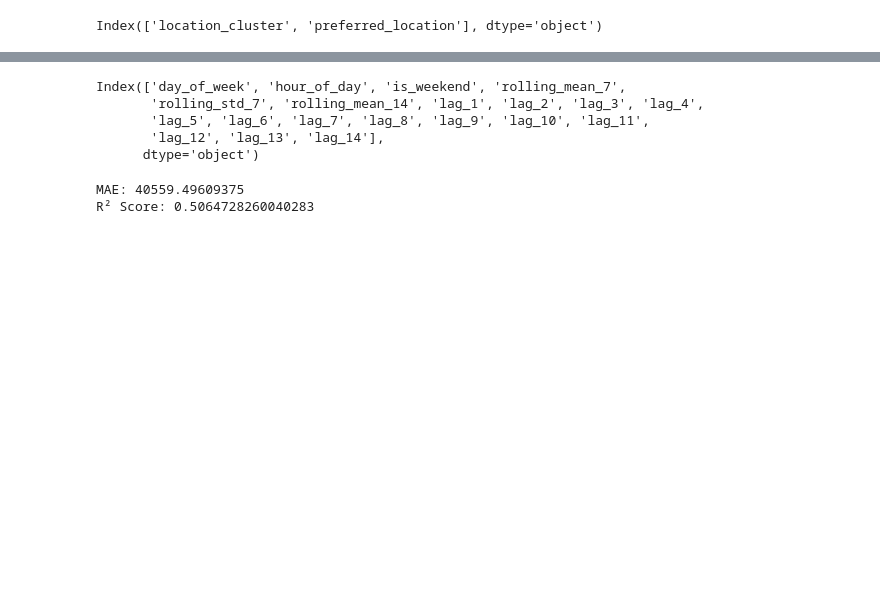
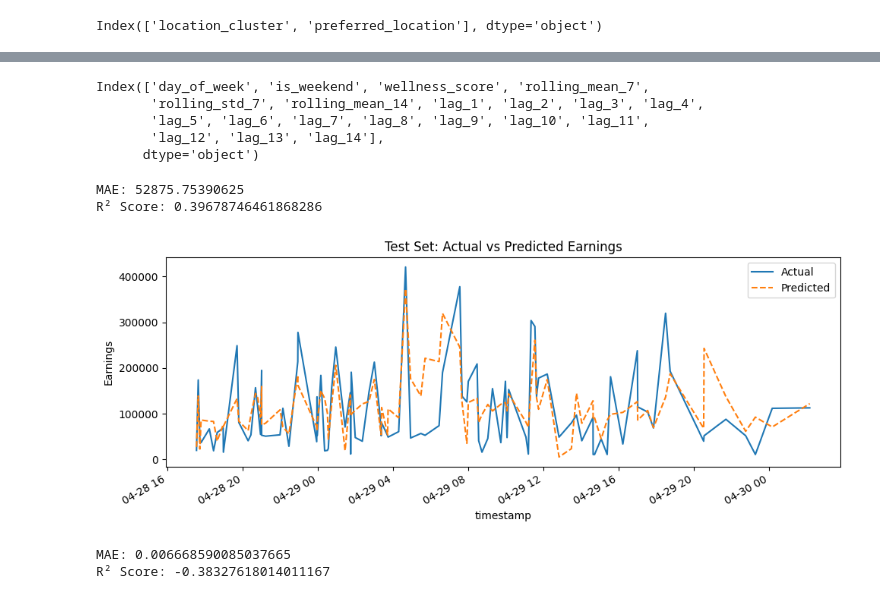
Before and after one commit to Fairleap-AI/fairleap-ai, a Jupyter notebook: model_prototyping/model.ipynb, the cells around one changed output, grey strips where cells are left out. Drawn from its saved outputs; the diff is of its cells as text; code cells hidden in the pictures; blank space fills up the shorter version.

```diff
--- a/model_prototyping/model.ipynb
+++ b/model_prototyping/model.ipynb
@@ -207,20 +247,20 @@ X_train, X_test, y_train, y_test = train_test_split(X, y, test_size=0.2, shuffle
 # %%
-X.columns
+X_earnings.columns
 # %% [output]
-Index(['day_of_week', 'hour_of_day', 'is_weekend', 'rolling_mean_7',
+Index(['day_of_week', 'is_weekend', 'wellness_score', 'rolling_mean_7',
        'rolling_std_7', 'rolling_mean_14', 'lag_1', 'lag_2', 'lag_3', 'lag_4',
        'lag_5', 'lag_6', 'lag_7', 'lag_8', 'lag_9', 'lag_10', 'lag_11',
        'lag_12', 'lag_13', 'lag_14'],
       dtype='object')
 # %%
-# Train model
-model = XGBRegressor(n_estimators=750, learning_rate=0.3, max_depth=3, random_state=42)
-model.fit(X_train, y_train)
+# Train model_earnings
+model_earnings = XGBRegressor(n_estimators=750, learning_rate=0.3, max_depth=3, random_state=42)
+model_earnings.fit(X_train_earnings, y_train_earnings)
 
 # Evaluate
-preds = model.predict(X_test)
-print("MAE:", mean_absolute_error(y_test, preds))
-print("R² Score:", r2_score(y_test, preds))
+preds = model_earnings.predict(X_test_earnings)
+print("MAE:", mean_absolute_error(y_test_earnings, preds))
+print("R² Score:", r2_score(y_test_earnings, preds))
 # %% [output]
-MAE: 40559.49609375
-R² Score: 0.5064728260040283
+MAE: 52875.75390625
+R² Score: 0.39678746461868286
@@ -258,3 +267,31 @@ R² Score: 0.5064728260040283
+# %%
+import matplotlib.pyplot as plt
+
+# Convert test predictions into a Series with matching index
+test_preds_series = pd.Series(preds, index=y_test_earnings.index)
+
+plt.figure(figsize=(10, 4))
+y_test_earnings.plot(label='Actual')
+test_preds_series.plot(label='Predicted', linestyle='--')
+plt.title("Test Set: Actual vs Predicted Earnings")
+plt.ylabel("Earnings")
+plt.legend()
+plt.tight_layout()
+plt.show()
+# %% [output]
+[figure, added]
+# %%
+# Train model_hours
+model_hours = XGBRegressor(n_estimators=750, learning_rate=0.3, max_depth=3, random_state=42)
+model_hours.fit(X_train_hours, y_train_hours)
+
+# Evaluate
+preds = model_hours.predict(X_test_hours)
+print("MAE:", mean_absolute_error(y_test_hours, preds))
+print("R² Score:", r2_score(y_test_hours, preds))
+# %% [output]
+MAE: 0.006668590085037665
+R² Score: -0.38327618014011167
 # %%
 import matplotlib.pyplot as plt
 
```
Also changed, not shown: parts of 15 cells of this notebook, 9 other files.
